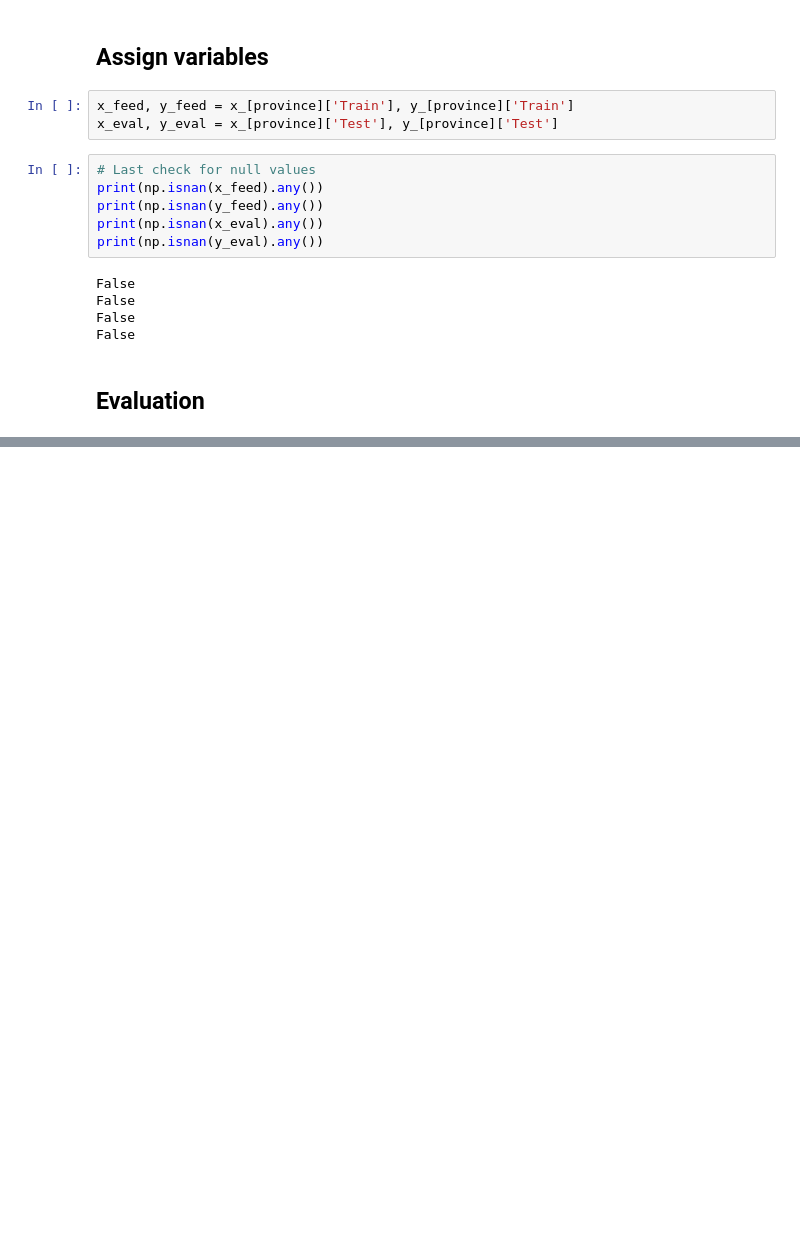
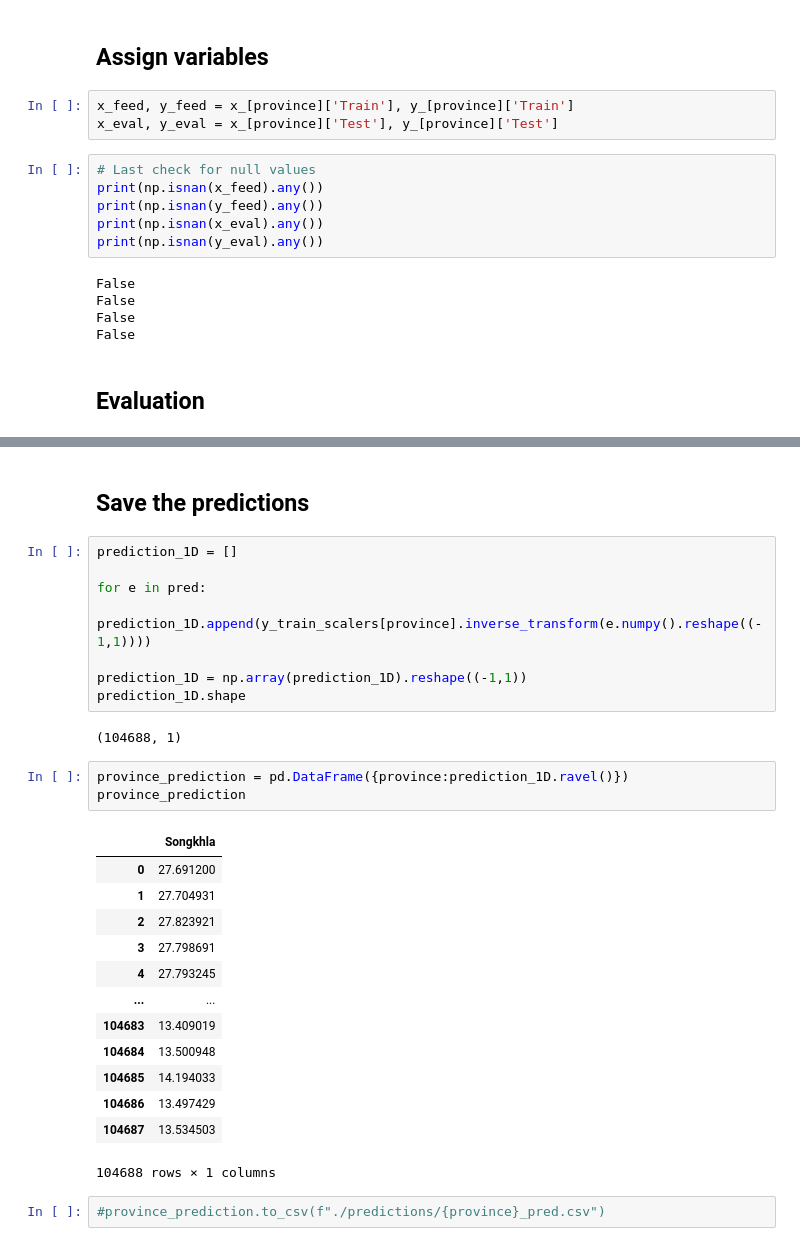
Before and after one commit to samsatp/PM25-DataScience-TermProject, a Jupyter notebook: 6. evaluation.ipynb, the cells around one changed output, grey strips where cells are left out. Drawn from its saved outputs; the diff is of its cells as text; blank space fills up the shorter version.

```diff
--- a/6. evaluation.ipynb
+++ b/6. evaluation.ipynb
@@ -174,0 +175,31 @@ np.argmax(rmse)
+# %% [markdown]
+## Save the predictions
+# %%
+prediction_1D = []
+
+for e in pred:
+    prediction_1D.append(y_train_scalers[province].inverse_transform(e.numpy().reshape((-1,1))))
+
+prediction_1D = np.array(prediction_1D).reshape((-1,1))
+prediction_1D.shape
+# %% [output]
+(104688, 1)
+# %%
+province_prediction = pd.DataFrame({province:prediction_1D.ravel()})
+province_prediction
+# %% [output]
+|  | Songkhla |
+| 0 | 27.691200 |
+| 1 | 27.704931 |
+| 2 | 27.823921 |
+| 3 | 27.798691 |
+| 4 | 27.793245 |
+| ... | ... |
+| 104683 | 13.409019 |
+| 104684 | 13.500948 |
+| 104685 | 14.194033 |
+| 104686 | 13.497429 |
+| 104687 | 13.534503 |
+104688 rows × 1 columns
+# %%
+#province_prediction.to_csv(f"./predictions/{province}_pred.csv")
```
Also changed, not shown: parts of 5 cells of this notebook, 4 other files.
